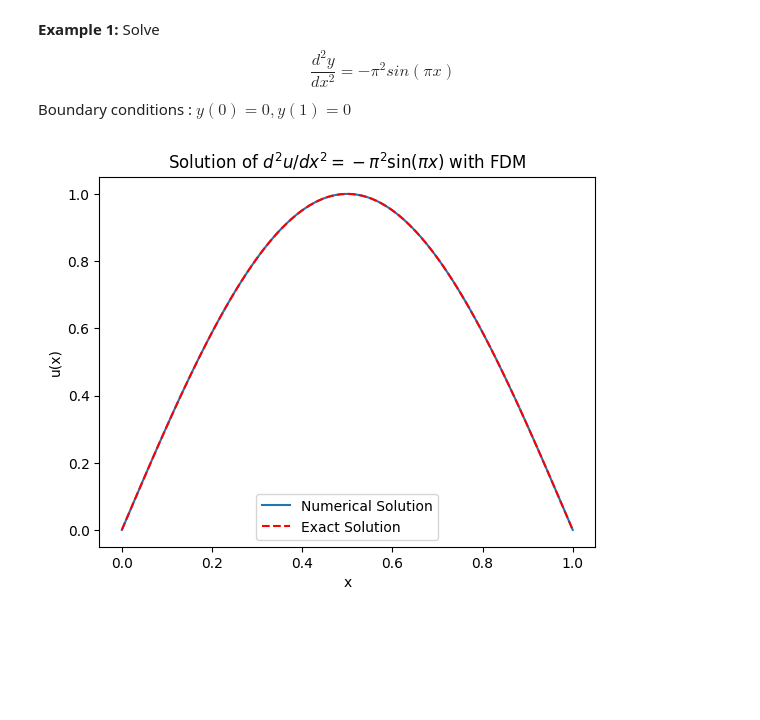
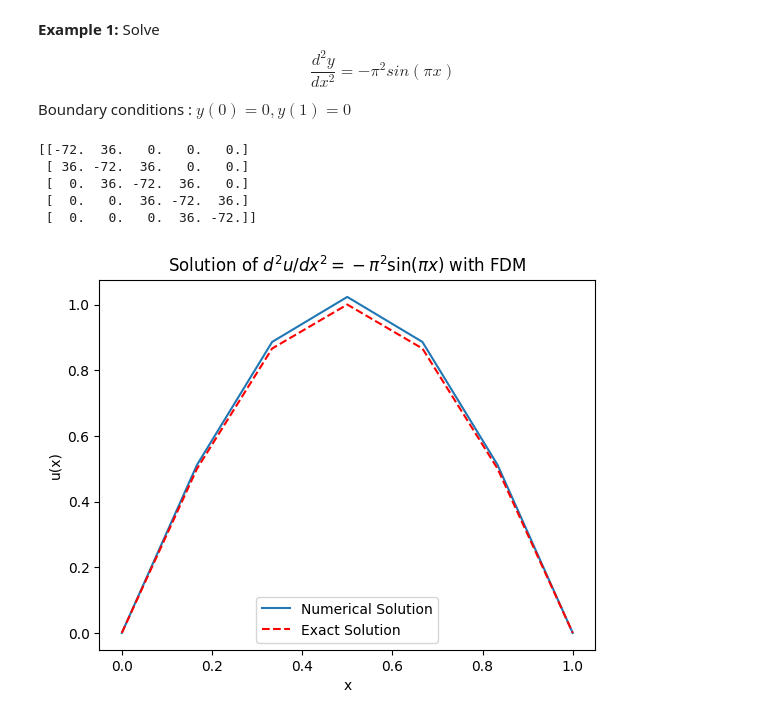
Before and after one commit to navgaur/Mathematical-Physics-III, a Jupyter notebook: DE_UGCF.ipynb, the cells around one changed output. Drawn from its saved outputs; the diff is of its cells as text; code cells hidden in the pictures; blank space fills up the shorter version.

```diff
--- a/DE_UGCF.ipynb
+++ b/DE_UGCF.ipynb
@@ -16,7 +114,7 @@ import numpy as np
 import matplotlib.pyplot as plt
 
 # Problem parameters
-N = 100  # Number of grid points
+N = 5  # Number of grid points
 a = 0    # Left boundary
 b = 1    # Right boundary
 h = (b - a) / (N + 1)  # Step size
@@ -26,31 +124,38 @@ x = np.linspace(a, b, N+2)  # Include boundary points
 
 # Right-hand side of the differential equation (f(x) = -pi^2 * sin(pi * x))
 f = -np.pi**2 * np.sin(np.pi * x[1:-1])
 
 # Initialize the matrix A (tridiagonal matrix)
 A = np.zeros((N, N))
 
 # Fill the tridiagonal matrix A
 for i in range(N):
     A[i, i] = -2 / h**2  # Diagonal elements
     if i > 0:
         A[i, i-1] = 1 / h**2  # Lower diagonal elements
     if i < N - 1:
         A[i, i+1] = 1 / h**2  # Upper diagonal elements
 
+print(A)
+
 # Solve the linear system A * u = f
 u = np.linalg.solve(A, f)
 
 # Add the boundary conditions (u(0) = 0 and u(1) = 0)
 u = np.concatenate(([0], u, [0]))
 
 # Plot the solution
 plt.plot(x, u, label='Numerical Solution')
 plt.plot(x, np.sin(np.pi * x), 'r--', label='Exact Solution')
 plt.xlabel('x')
 plt.ylabel('u(x)')
 plt.legend()
 plt.title('Solution of $d^2u/dx^2 = -\pi^2 \sin(\pi x)$ with FDM')
 plt.show()
 # %% [output]
+[[-72.  36.   0.   0.   0.]
+ [ 36. -72.  36.   0.   0.]
+ [  0.  36. -72.  36.   0.]
+ [  0.   0.  36. -72.  36.]
+ [  0.   0.   0.  36. -72.]]
-[figure, old version]
+[figure, new version]
```
Also changed, not shown: parts of 3 cells of this notebook.
